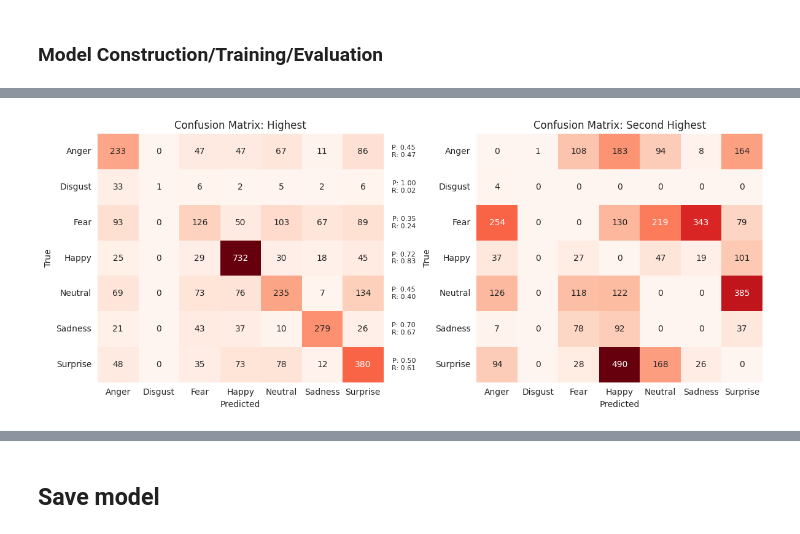
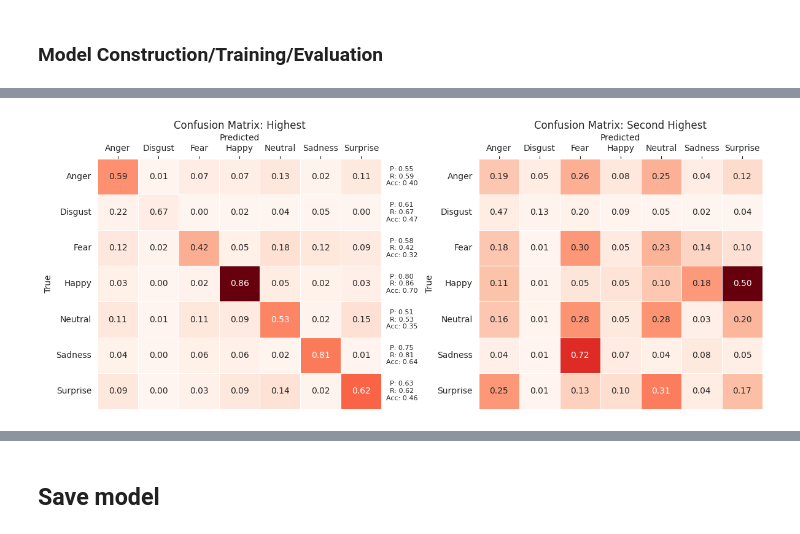
Before and after one commit to abhirup-ghosh/facial-expression-classifier-app, a Jupyter notebook: notebooks/notebook.ipynb, the cells around one changed output, grey strips where cells are left out. Saved outputs shown, nothing was run; the diff lists cells and outputs as text; code cells hidden in the pictures.

```diff
--- a/notebooks/notebook.ipynb
+++ b/notebooks/notebook.ipynb
@@ -193,7 +193,7 @@ def plot_confusion_matrix(y_pred_labels, test_image_array, second_highest_indice
 
     # Create confusion matrices
     conf_matrix = confusion_matrix(test_image_label, y_pred_labels)
-    conf_matrix_secondhighest = confusion_matrix(second_highest_indices, y_pred_labels)
+    conf_matrix_secondhighest = confusion_matrix(test_image_label, second_highest_indices)
 
     # Calculate precision and recall for each emotion
     TP_per_emotion = np.diag(conf_matrix)
@@ -201,30 +201,39 @@ def plot_confusion_matrix(y_pred_labels, test_image_array, second_highest_indice
     FN_per_emotion = np.sum(conf_matrix, axis=1) - TP_per_emotion
     precision_per_emotion = TP_per_emotion/(TP_per_emotion + FP_per_emotion)
     recall_per_emotion = TP_per_emotion/(TP_per_emotion + FN_per_emotion)
-
+    accuracy_per_emotion = TP_per_emotion / (TP_per_emotion + FP_per_emotion + FN_per_emotion)
+    class_fraction = conf_matrix/conf_matrix.sum(axis=1)[:,None]
 
     # Create subplots
     fig, axs = plt.subplots(ncols=2, figsize=(12, 5))
 
     # Plot confusion matrix for the highest predicted label
-    sns.heatmap(conf_matrix, annot=True, fmt='d', cmap='Reds', cbar=False,
+    sns.heatmap(conf_matrix, annot=class_fraction, fmt='0.2f', cmap='Reds', cbar=False,
                 xticklabels=class_labels,
                 yticklabels=class_labels,
+                linewidth=0.5,
                 ax=axs[0])
 
     for i in range(len(class_labels)):
-        axs[0].text(7.5, i + 0.5, f'P: {precision_per_emotion[i]:0.2f}\nR: {recall_per_emotion[i]:0.2f}',
+        axs[0].text(7.5, i + 0.5, f'P: {precision_per_emotion[i]:0.2f}\nR: {recall_per_emotion[i]:0.2f}\nAcc: {accuracy_per_emotion[i]:0.2f}',
              ha='center', va='center', fontsize=8)
 
+    axs[0].xaxis.set_ticks_position('top')
+    axs[0].xaxis.set_label_position('top')
     axs[0].set_xlabel('Predicted')
     axs[0].set_ylabel('True')
     axs[0].set_title('Confusion Matrix: Highest')
 
+    class_fraction_secondhighest = conf_matrix_secondhighest/conf_matrix_secondhighest.sum(axis=1)[:,None]
+
     # Plot confusion matrix for the second-highest predicted label
-    sns.heatmap(conf_matrix_secondhighest, annot=True, fmt='d', cmap='Reds', cbar=False,
+    sns.heatmap(conf_matrix_secondhighest, annot=class_fraction_secondhighest, fmt='0.2f', cmap='Reds', cbar=False,
                 xticklabels=class_labels,
                 yticklabels=class_labels,
+                linewidth=0.5,
                 ax=axs[1])
+    axs[1].xaxis.set_ticks_position('top')
+    axs[1].xaxis.set_label_position('top')
     axs[1].set_xlabel('Predicted')
     axs[1].set_ylabel('True')
     axs[1].set_title('Confusion Matrix: Second Highest')
@@ -268,35 +277,57 @@ def make_model(input_shape=(48, 48, 1),
     - Keras model: Compiled CNN model.
     """
 
-    # Initialize a sequential model
+    # Initialising the CNN
     model = keras.models.Sequential()
 
     # Data augmentation layers
-    model.add(keras.layers.RandomFlip("horizontal", input_shape=input_shape))
-    model.add(keras.layers.RandomTranslation(height_factor=0.1, width_factor=0.1))
-    model.add(keras.layers.RandomContrast(factor=0.1))
+    #model.add(keras.layers.RandomFlip("horizontal", input_shape=input_shape))
+    #model.add(keras.layers.RandomTranslation(height_factor=0.1, width_factor=0.1))
+    #model.add(keras.layers.RandomContrast(factor=0.1))
 
-    # Convolutional layers with max-pooling
-    model.add(keras.layers.Conv2D(32, (3, 3), activation='relu'))
-    model.add(keras.layers.MaxPooling2D((2, 2)))
+    # 1 - Convolution
+    model.add(keras.layers.Conv2D(64,(3,3), padding='same', input_shape=input_shape))
+    model.add(keras.layers.BatchNormalization())
+    model.add(keras.layers.Activation('relu'))
+    model.add(keras.layers.MaxPooling2D(pool_size=(2, 2)))
+    model.add(keras.layers.Dropout(0.25))
 
-    model.add(keras.layers.Conv2D(64, (3, 3), activation='relu'))
-    model.add(keras.layers.MaxPooling2D((2, 2)))
+    # 2nd Convolution layer
+    model.add(keras.layers.Conv2D(128,(5,5), padding='same'))
+    model.add(keras.layers.BatchNormalization())
+    model.add(keras.layers.Activation('relu'))
+    model.add(keras.layers.MaxPooling2D(pool_size=(2, 2)))
+    model.add(keras.layers.Dropout(0.25))
 
-    model.add(keras.layers.Conv2D(128, (3, 3), activation='relu'))
-    model.add(keras.layers.MaxPooling2D((2, 2)))
+    # 3rd Convolution layer
+    model.add(keras.layers.Conv2D(512,(3,3), padding='same'))
+    model.add(keras.layers.BatchNormalization())
+    model.add(keras.layers.Activation('relu'))
+    model.add(keras.layers.MaxPooling2D(pool_size=(2, 2)))
+    model.add(keras.layers.Dropout(0.25))
 
-    model.add(keras.layers.Conv2D(256, (3, 3), activation='relu'))
-    model.add(keras.layers.MaxPooling2D((2, 2)))
+    # 4th Convolution layer
+    model.add(keras.layers.Conv2D(512,(3,3), padding='same'))
+    model.add(keras.layers.BatchNormalization())
+    model.add(keras.layers.Activation('relu'))
+    model.add(keras.layers.MaxPooling2D(pool_size=(2, 2)))
+    model.add(keras.layers.Dropout(0.25))
 
-    # Flatten the output for dense layers
+    # Flattening
     model.add(keras.layers.Flatten())
 
-    # Dense layers with dropout for regularization
-    model.add(keras.layers.Dense(512, activation='relu'))
-    model.add(keras.layers.Dropout(0.5))
+    # Fully connected layer 1st layer
+    model.add(keras.layers.Dense(256))
+    model.add(keras.layers.BatchNormalization())
+    model.add(keras.layers.Activation('relu'))
+    model.add(keras.layers.Dropout(0.25))
 
-    # Output layer with softmax activation for multi-class classification
+    # Fully connected layer 2nd layer
+    model.add(keras.layers.Dense(512))
+    model.add(keras.layers.BatchNormalization())
+    model.add(keras.layers.Activation('relu'))
+    model.add(keras.layers.Dropout(0.25))
+
     model.add(keras.layers.Dense(num_classes, activation='softmax'))
 
     # Compile the model with specified optimizer, loss function, and metrics
@@ -375,4 +406,4 @@ Test: LogLoss: 1.1835               Accuracy: 0.5534               Precision: 0.
-[figure, old version]
+[figure, new version]
 # %% [markdown]
 ## Conclusions
 
```
Also changed, not shown: parts of 5 cells of this notebook.
